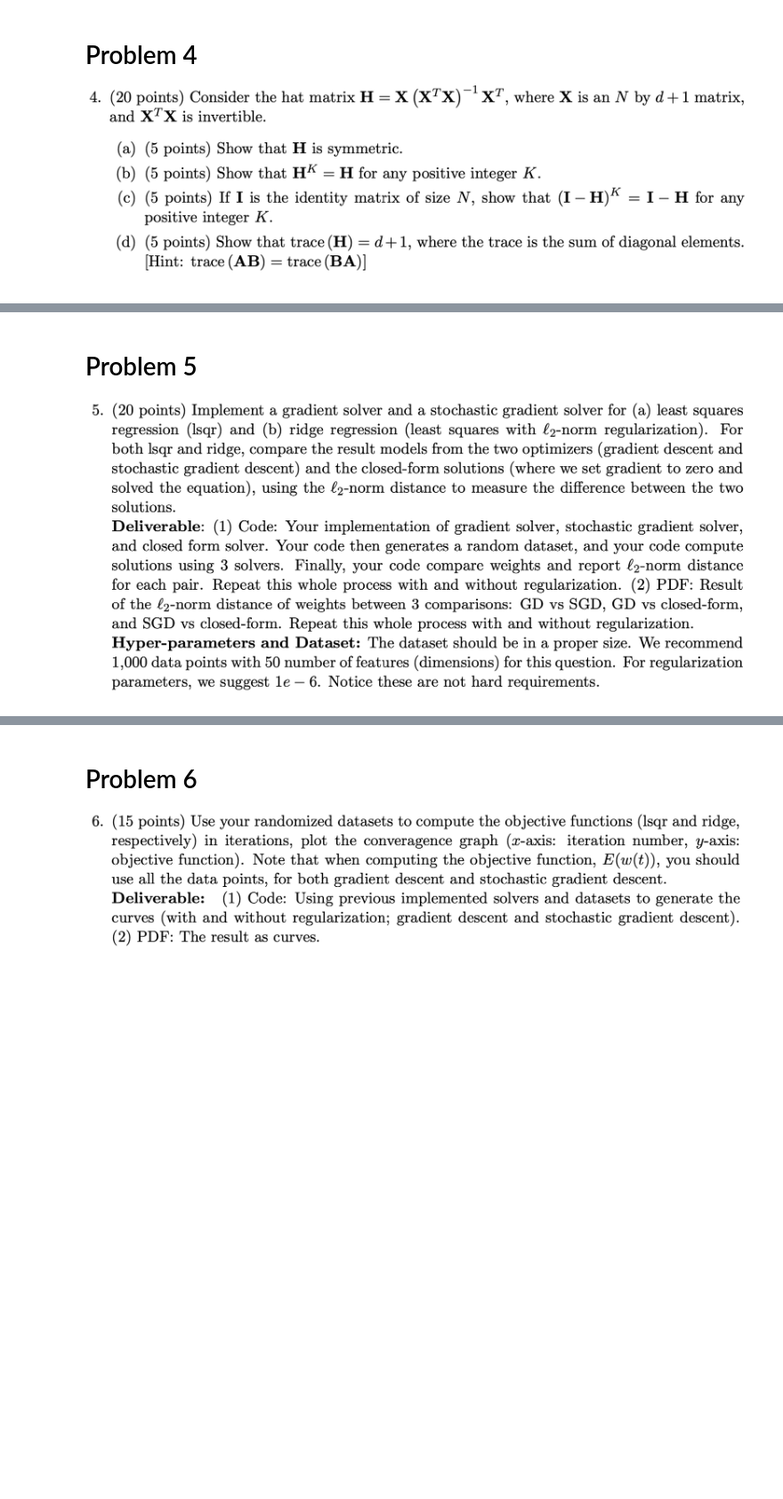
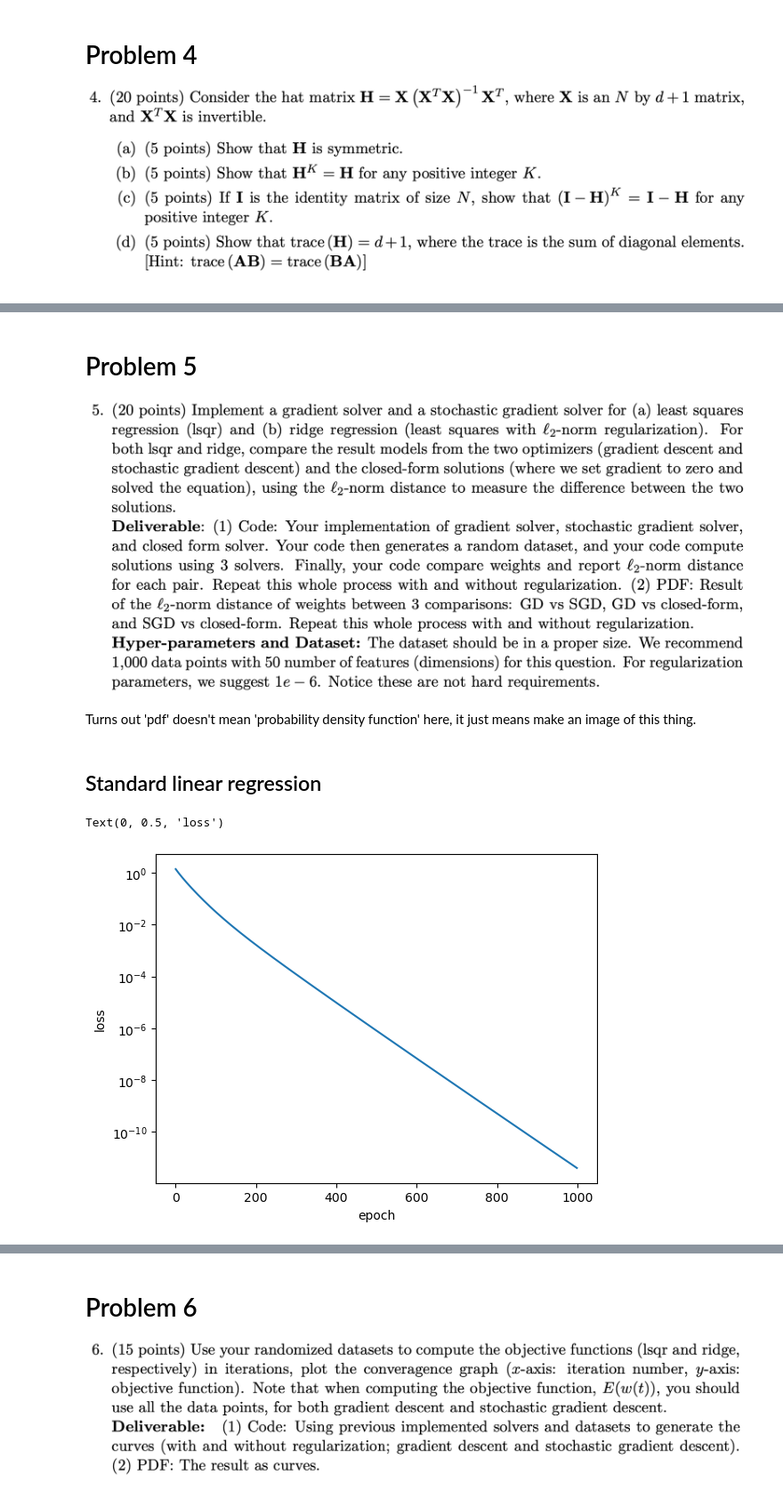
Before and after one commit to evanhanders/MLAI_courses_2024, a Jupyter notebook: cmpsci_165B_machine_learning/hw1_perceptron/hw2.ipynb, the cells around one changed output, grey strips where cells are left out. Shown at 89% size. Saved outputs shown, nothing was run; the diff lists cells and outputs as text; code cells hidden in the pictures; blank space fills up the shorter version.

```diff
--- a/cmpsci_165B_machine_learning/hw1_perceptron/hw2.ipynb
+++ b/cmpsci_165B_machine_learning/hw1_perceptron/hw2.ipynb
@@ -75,3 +113,43 @@ $2(\mathbf{X}^T \mathbf{X} + \lambda)\mathbf{w} - 2 \mathbf{X}^T \mathbf{y} = 0
 # %% [markdown]
 # Problem 5
 ![image.png](attachment:image.png)
+
+Turns out 'pdf' doesn't mean 'probability density function' here, it just means make an image of this thing.
+# %%
+x = np.random.rand(50*1000).reshape(1000,50) * 2 - 1
+slopes = np.random.rand(50) - 0.5
+intercept = np.random.rand(1) - 0.5
+y = x @ slopes + intercept
+# %% [markdown]
+## Standard linear regression
+# %%
+def train_model(x, y, lr=1e-2, lam=0, epochs=1000, stochastic=False):
+    n_data, n_feat = x.shape
+
+    x_with_bias = np.concatenate([x, np.ones((n_data,1))], axis=1)
+    gd_weights = np.zeros(n_feat+1)
+
+    losses = []
+    for i in range(epochs):
+        y_hat = x_with_bias @ gd_weights
+        full_loss = np.mean((y - y_hat)**2) + lam * gd_weights.T @ gd_weights
+        losses.append(full_loss)
+
+        # dL/dw = (1/N) sum_i d[(y_i - x_i.T @ w)^2]/dw = (1/N) sum_i (-2) x_i.T * (y_i - x_i.T @ w)
+        if stochastic:
+            pick = np.random.randint(y_hat.shape[0])
+            loss = ((y - y_hat)**2)[pick]
+            grad = -2 * (x_with_bias[pick].T * (y - y_hat)[pick]) + 2 * lam * gd_weights.T
+        else:
+            loss = full_loss
+            grad = -2 * (x_with_bias.T * (y - y_hat)).mean(axis=1) + 2 * lam * gd_weights
+        gd_weights -= lr * grad
+    return gd_weights, losses
+# %%
+gd_weights, gd_losses = train_model(x, y, lr=3e-2)
+plt.semilogy(gd_losses)
+plt.xlabel('epoch')
+plt.ylabel('loss')
+# %% [output]
+Text(0, 0.5, 'loss')
+[figure, added]
```
Also changed, not shown: parts of 15 cells of this notebook.
